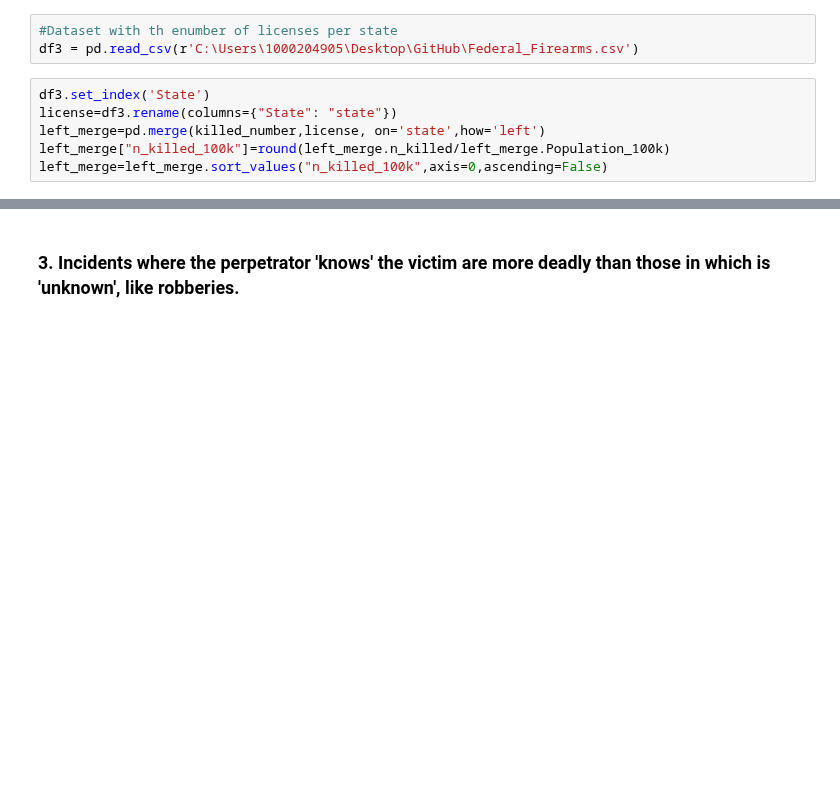
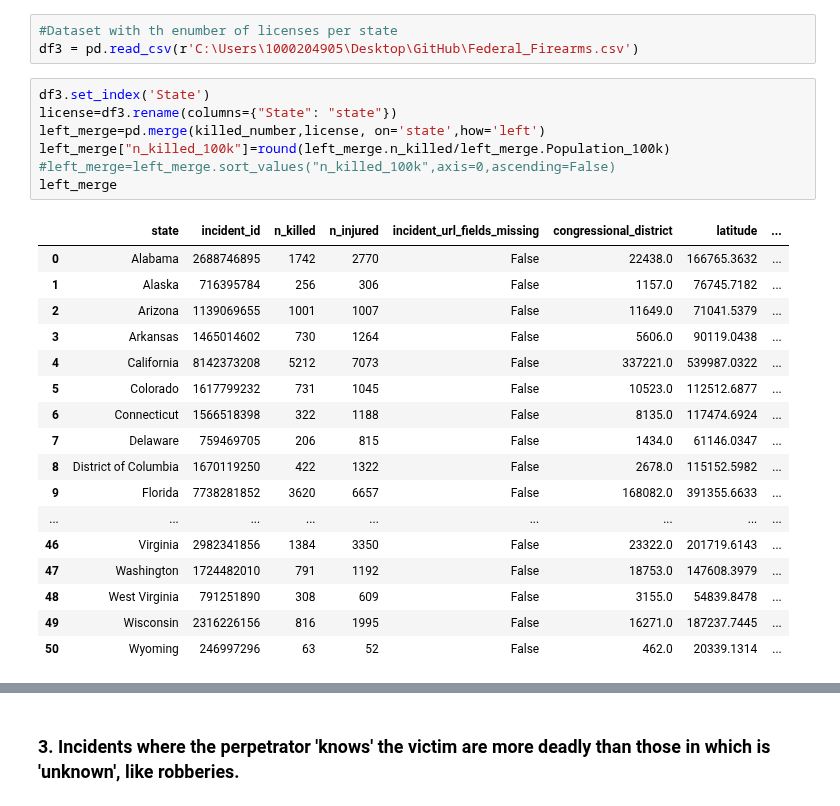
Before and after one commit to palolo02/Project1, a Jupyter notebook: Crime in US.ipynb, the cells around one changed output, grey strips where cells are left out. Cells and saved outputs as stored; diff of their text form; blank space fills up the shorter version.

```diff
--- a/Crime in US.ipynb
+++ b/Crime in US.ipynb
@@ -505,9 +507,28 @@ df3 = pd.read_csv(r'C:\Users\1000204905\Desktop\GitHub\Federal_Firearms.csv')
 # %%
 df3.set_index('State')
 license=df3.rename(columns={"State": "state"})
 left_merge=pd.merge(killed_number,license, on='state',how='left')
 left_merge["n_killed_100k"]=round(left_merge.n_killed/left_merge.Population_100k)
-left_merge=left_merge.sort_values("n_killed_100k",axis=0,ascending=False)
+#left_merge=left_merge.sort_values("n_killed_100k",axis=0,ascending=False)
+left_merge
+# %% [output]
+|  | state | incident_id | n_killed | n_injured | incident_url_fields_missing | congressional_district | latitude | ... |
+| 0 | Alabama | 2688746895 | 1742 | 2770 | False | 22438.0 | 166765.3632 | ... |
+| 1 | Alaska | 716395784 | 256 | 306 | False | 1157.0 | 76745.7182 | ... |
+| 2 | Arizona | 1139069655 | 1001 | 1007 | False | 11649.0 | 71041.5379 | ... |
+| 3 | Arkansas | 1465014602 | 730 | 1264 | False | 5606.0 | 90119.0438 | ... |
+| 4 | California | 8142373208 | 5212 | 7073 | False | 337221.0 | 539987.0322 | ... |
+| 5 | Colorado | 1617799232 | 731 | 1045 | False | 10523.0 | 112512.6877 | ... |
+| 6 | Connecticut | 1566518398 | 322 | 1188 | False | 8135.0 | 117474.6924 | ... |
+| 7 | Delaware | 759469705 | 206 | 815 | False | 1434.0 | 61146.0347 | ... |
+| 8 | District of Columbia | 1670119250 | 422 | 1322 | False | 2678.0 | 115152.5982 | ... |
+| 9 | Florida | 7738281852 | 3620 | 6657 | False | 168082.0 | 391355.6633 | ... |
+| ... | ... | ... | ... | ... | ... | ... | ... | ... |
+| 46 | Virginia | 2982341856 | 1384 | 3350 | False | 23322.0 | 201719.6143 | ... |
+| 47 | Washington | 1724482010 | 791 | 1192 | False | 18753.0 | 147608.3979 | ... |
+| 48 | West Virginia | 791251890 | 308 | 609 | False | 3155.0 | 54839.8478 | ... |
+| 49 | Wisconsin | 2316226156 | 816 | 1995 | False | 16271.0 | 187237.7445 | ... |
+| 50 | Wyoming | 246997296 | 63 | 52 | False | 462.0 | 20339.1314 | ... |
 # %%
 sns.set(style="white", rc={"lines.linewidth": 3})
 fig, ax1 = plt.subplots(figsize=(10,10))
```
Also changed, not shown: parts of 4 cells of this notebook.
